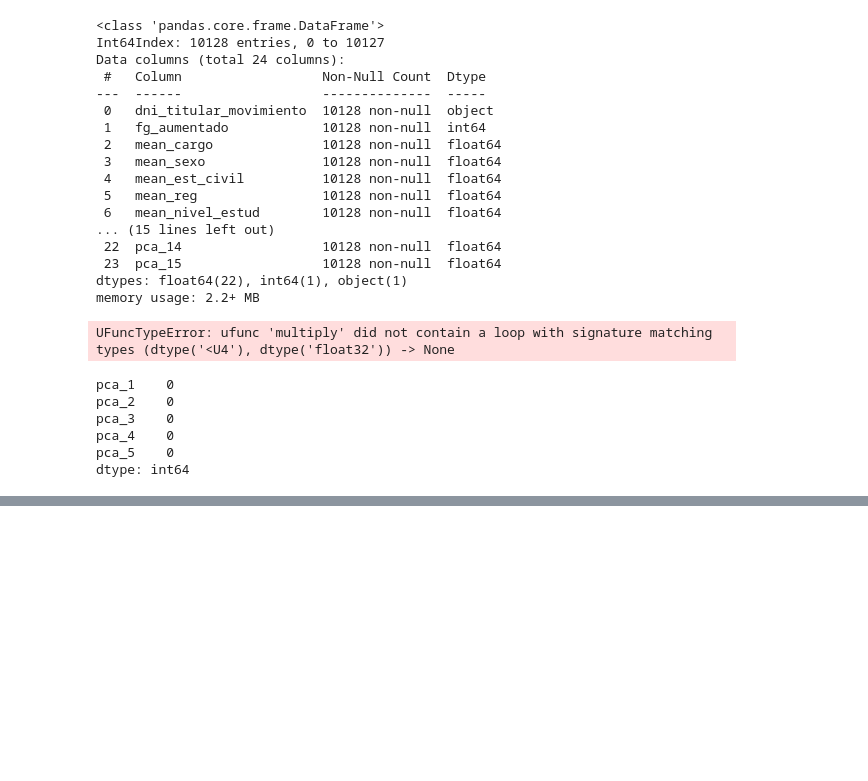
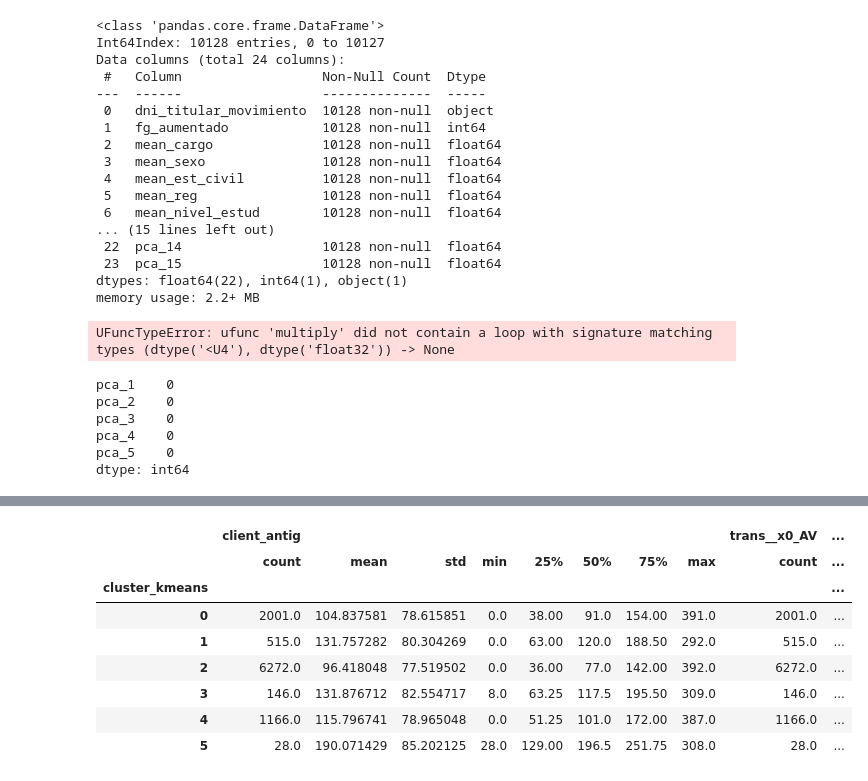
Before and after one commit to JIBarrionuevoGaltier/DiploDatos_2021_Mentoria_Grupo_2, a Jupyter notebook: notebooks_tp5/trabajo_practico_5_grupo2.ipynb, the cells around one changed output, grey strips where cells are left out. Saved outputs shown, nothing was run; the diff lists cells and outputs as text; code cells hidden in the pictures; blank space fills up the shorter version.

```diff
--- a/notebooks_tp5/trabajo_practico_5_grupo2.ipynb
+++ b/notebooks_tp5/trabajo_practico_5_grupo2.ipynb
@@ -370,0 +589,4 @@ usando el monto y la fecha del monto de moviento.
+# %%
+df_clusters=df.copy()
+df_clusters['cluster_kmeans'] = km.labels_ #clusters
+df_clusters.cluster_kmeans.value_counts()
@@ -370,0 +601,13 @@ usando el monto y la fecha del monto de moviento.
+# %%
+pd.options.display.max_columns = None
+df_clusters.groupby(by= 'cluster_kmeans').describe()
+# %% [output]
+|  | client_antig |  |  |  |  |  |  |  | trans__x0_AV | ... |
+|  | count | mean | std | min | 25% | 50% | 75% | max | count | ... |
+| cluster_kmeans |  |  |  |  |  |  |  |  |  | ... |
+| 0 | 2001.0 | 104.837581 | 78.615851 | 0.0 | 38.00 | 91.0 | 154.00 | 391.0 | 2001.0 | ... |
+| 1 | 515.0 | 131.757282 | 80.304269 | 0.0 | 63.00 | 120.0 | 188.50 | 292.0 | 515.0 | ... |
+| 2 | 6272.0 | 96.418048 | 77.519502 | 0.0 | 36.00 | 77.0 | 142.00 | 392.0 | 6272.0 | ... |
+| 3 | 146.0 | 131.876712 | 82.554717 | 8.0 | 63.25 | 117.5 | 195.50 | 309.0 | 146.0 | ... |
+| 4 | 1166.0 | 115.796741 | 78.965048 | 0.0 | 51.25 | 101.0 | 172.00 | 387.0 | 1166.0 | ... |
+| 5 | 28.0 | 190.071429 | 85.202125 | 28.0 | 129.00 | 196.5 | 251.75 | 308.0 | 28.0 | ... |
```
Also changed, not shown: parts of 26 cells of this notebook.
